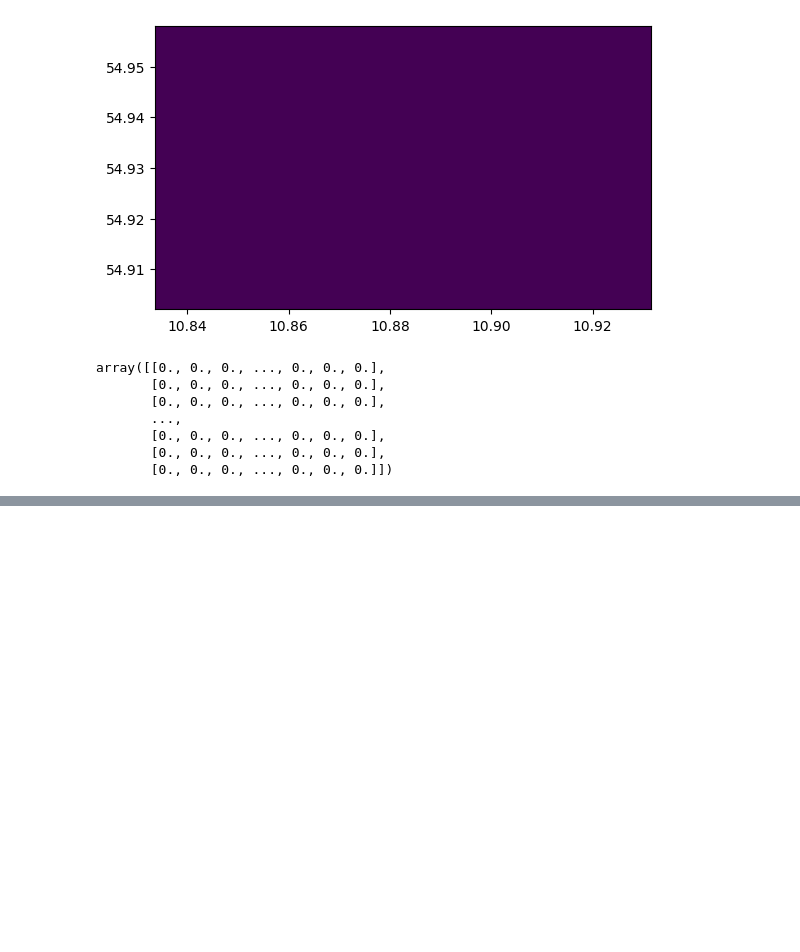
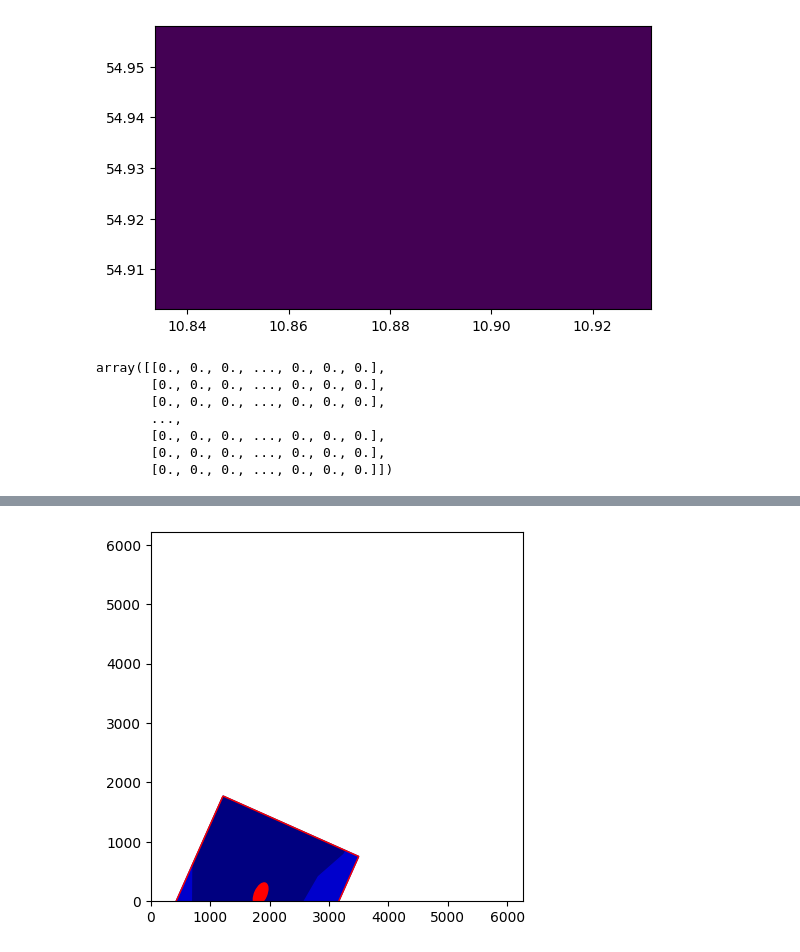
Before and after one commit to esquivelrs/scm_irl, a Jupyter notebook: notebooks/load_data.ipynb, the cells around one changed output, grey strips where cells are left out. Saved outputs shown, nothing was run; the diff lists cells and outputs as text; code cells hidden in the pictures; blank space fills up the shorter version.

```diff
--- a/notebooks/load_data.ipynb
+++ b/notebooks/load_data.ipynb
@@ -912,0 +1197,43 @@ array([[0., 0., 0., ..., 0., 0., 0.],
+# %%
+
+import matplotlib.pyplot as plt
+import matplotlib.colors as mcolors
+from matplotlib.colors import LinearSegmentedColormap
+# depths_lands_inside = [(polygon, depth) for polygon, depth in depths_lands if rotated_crop_box.intersects(polygon)]
+depths_lands_inside = [(polygon.intersection(rotated_crop_box), depth) for polygon, depth in depths_lands if rotated_crop_box.intersects(polygon)]
+# matrix = rasterize(depths_lands_inside, out_shape=(100, 100), transform=transform)
+
+# matrix
+
+# colors = [(0, "green")]
+# for i in range(1, 256):
+#     colors.append((i/255, modulate_color(color, 1-i/255)))
+
+# cmap = LinearSegmentedColormap.from_list('custom', colors)
+
+
+# # Plot the normalized matrix
+# plt.imshow(matrix/100, cmap=cmap, vmin=0, vmax=1)
+
+
+for depth in depths_lands_inside:
+    polygon = patches.Polygon([(x[1], x[0]) for x in depth[0].exterior.coords], fill=True, color=modulate_color(color, 1- depth[1]/100))
+    plt.gca().add_patch(polygon)
+
+# add crop box
+polygon = patches.Polygon([(x[1], x[0]) for x in rotated_crop_box.exterior.coords], fill=False, color='red')
+plt.gca().add_patch(polygon)
+
+ellipse = Ellipse((env.agent_state.lon, env.agent_state.lat), 400, 200, fill=True, color='red', angle=90-(env.agent_state.cog)*180/np.pi)
+
+plt.gca().add_patch(ellipse)
+
+# Set the axes limits to fit the plot
+plt.xlim(env.scenario.east_min, env.scenario.east_max)
+plt.ylim(env.scenario.north_min, env.scenario.north_max)
+
+plt.gca().set_aspect('equal', adjustable='box')
+
+plt.show()
+# %% [output]
+[figure, added]
```
Also changed, not shown: parts of 26 cells of this notebook, 16 other files.
